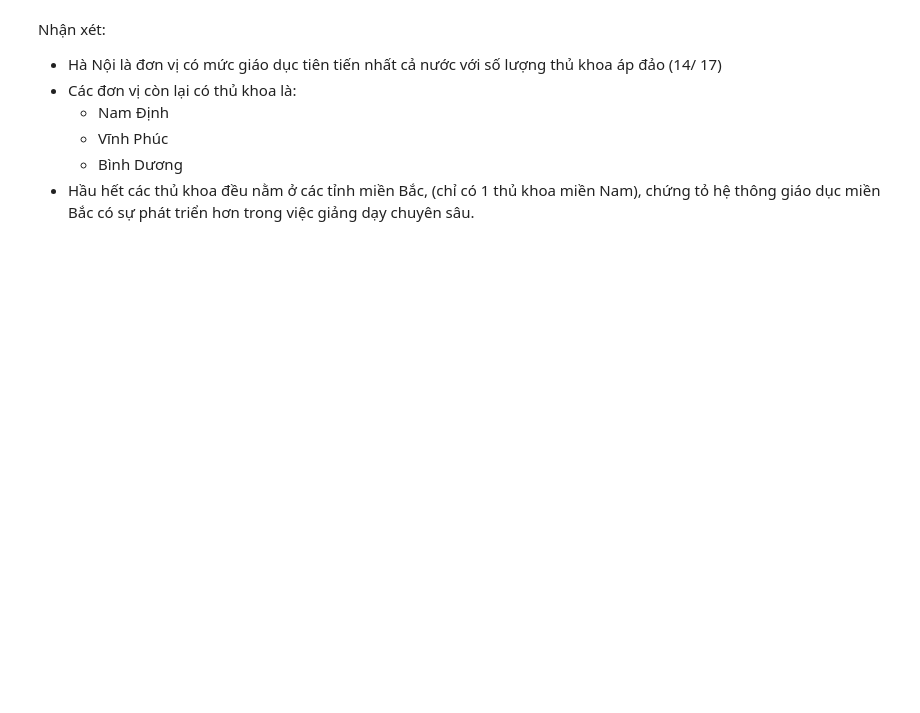
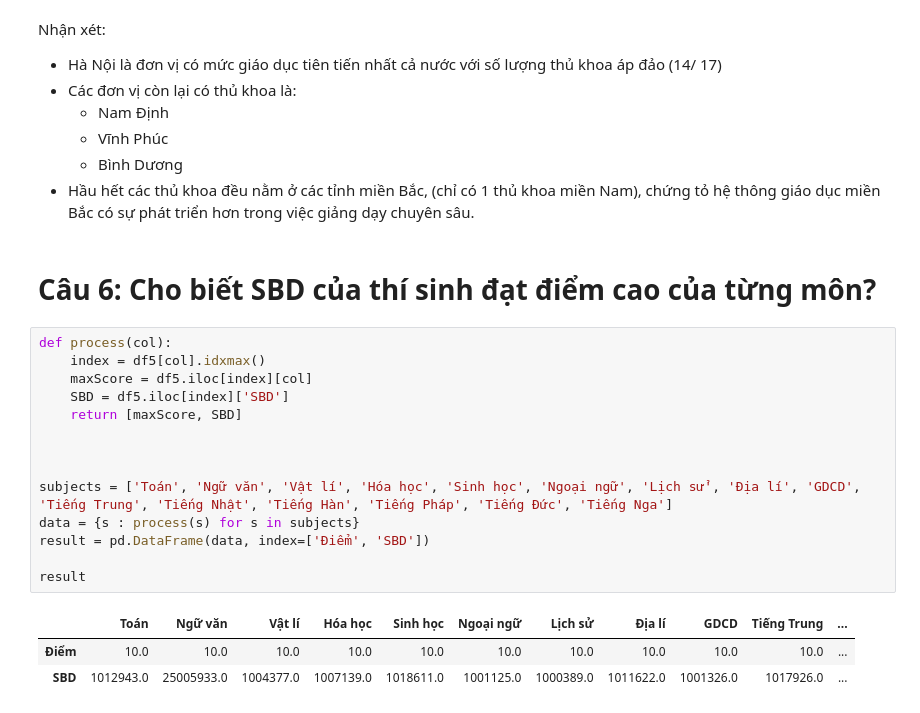
Before and after one commit to PMX120202/Project_Final_LTKHDL, a Jupyter notebook: Handle.ipynb, the cells around one changed output. Cells and saved outputs as stored; diff of their text form; blank space fills up the shorter version.

```diff
--- a/Handle.ipynb
+++ b/Handle.ipynb
@@ -575,3 +549,23 @@ Nhận xét:
     + Vĩnh Phúc
     + Bình Dương
 - Hầu hết các thủ khoa đều nằm ở các tỉnh miền Bắc, (chỉ có 1 thủ khoa miền Nam), chứng tỏ hệ thông giáo dục miền Bắc có sự phát triển hơn trong việc giảng dạy chuyên sâu.
+# %% [markdown]
+# Câu 6: Cho biết SBD của thí sinh đạt điểm cao của từng môn?
+# %%
+def process(col):
+    index = df5[col].idxmax()
+    maxScore = df5.iloc[index][col]
+    SBD = df5.iloc[index]['SBD']
+    return [maxScore, SBD]
+
+
+
+subjects = ['Toán', 'Ngữ văn', 'Vật lí', 'Hóa học', 'Sinh học', 'Ngoại ngữ', 'Lịch sử', 'Địa lí', 'GDCD', 'Tiếng Trung', 'Tiếng Nhật', 'Tiếng Hàn', 'Tiếng Pháp', 'Tiếng Đức', 'Tiếng Nga']
+data = {s : process(s) for s in subjects}
+result = pd.DataFrame(data, index=['Điểm', 'SBD'])
+
+result
+# %% [output]
+|  | Toán | Ngữ văn | Vật lí | Hóa học | Sinh học | Ngoại ngữ | Lịch sử | Địa lí | GDCD | Tiếng Trung | ... |
+| Điểm | 10.0 | 10.0 | 10.0 | 10.0 | 10.0 | 10.0 | 10.0 | 10.0 | 10.0 | 10.0 | ... |
+| SBD | 1012943.0 | 25005933.0 | 1004377.0 | 1007139.0 | 1018611.0 | 1001125.0 | 1000389.0 | 1011622.0 | 1001326.0 | 1017926.0 | ... |
```
Also changed, not shown: parts of 11 cells of this notebook.
